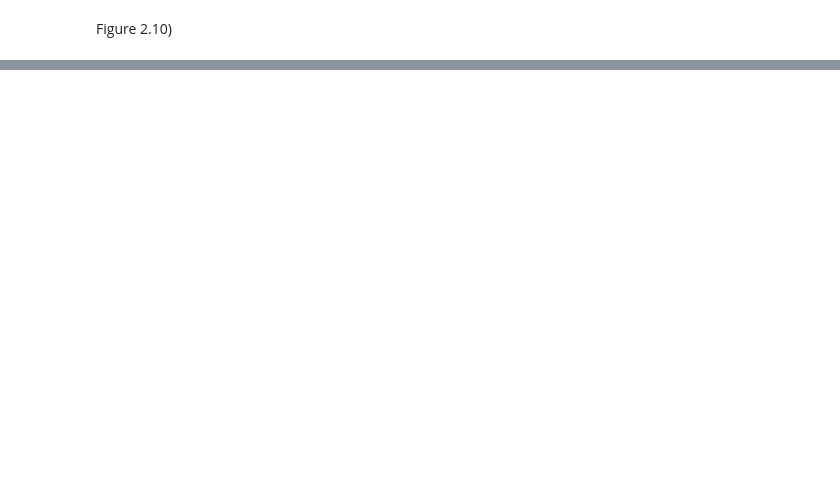
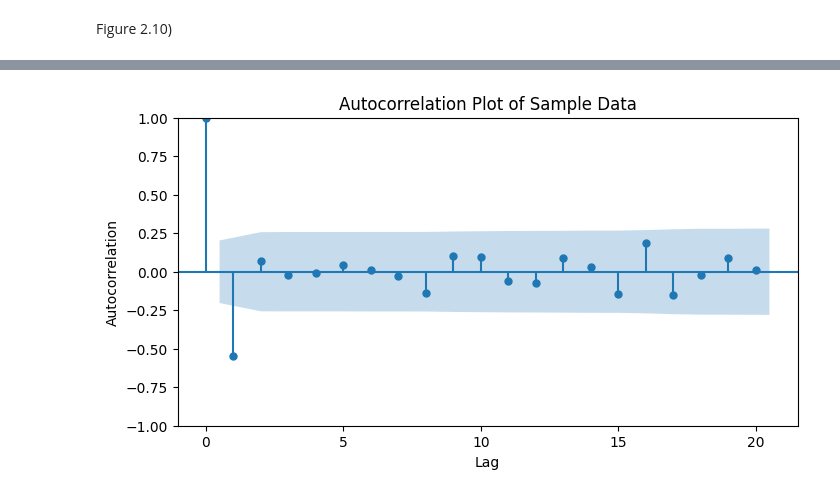
Before and after one commit to cemreaka/Network-Analysis-and-Simulation, a Jupyter notebook: HW1/q1_plots.ipynb, the cells around one changed output, grey strips where cells are left out. Cells and saved outputs as stored; diff of their text form; code cells hidden in the pictures; blank space fills up the shorter version.

```diff
--- a/HW1/q1_plots.ipynb
+++ b/HW1/q1_plots.ipynb
@@ -188,0 +185,9 @@ plt.show()
+# %%
+fig, ax = plt.subplots(figsize = (8, 4))
+plot_acf(fig_2_10,  ax = ax)
+ax.set_title('Autocorrelation Plot of Sample Data')
+ax.set_xlabel('Lag')
+ax.set_ylabel('Autocorrelation')
+plt.show()
+# %% [output]
+[figure, added]
```
Also changed, not shown: parts of 10 cells of this notebook.
